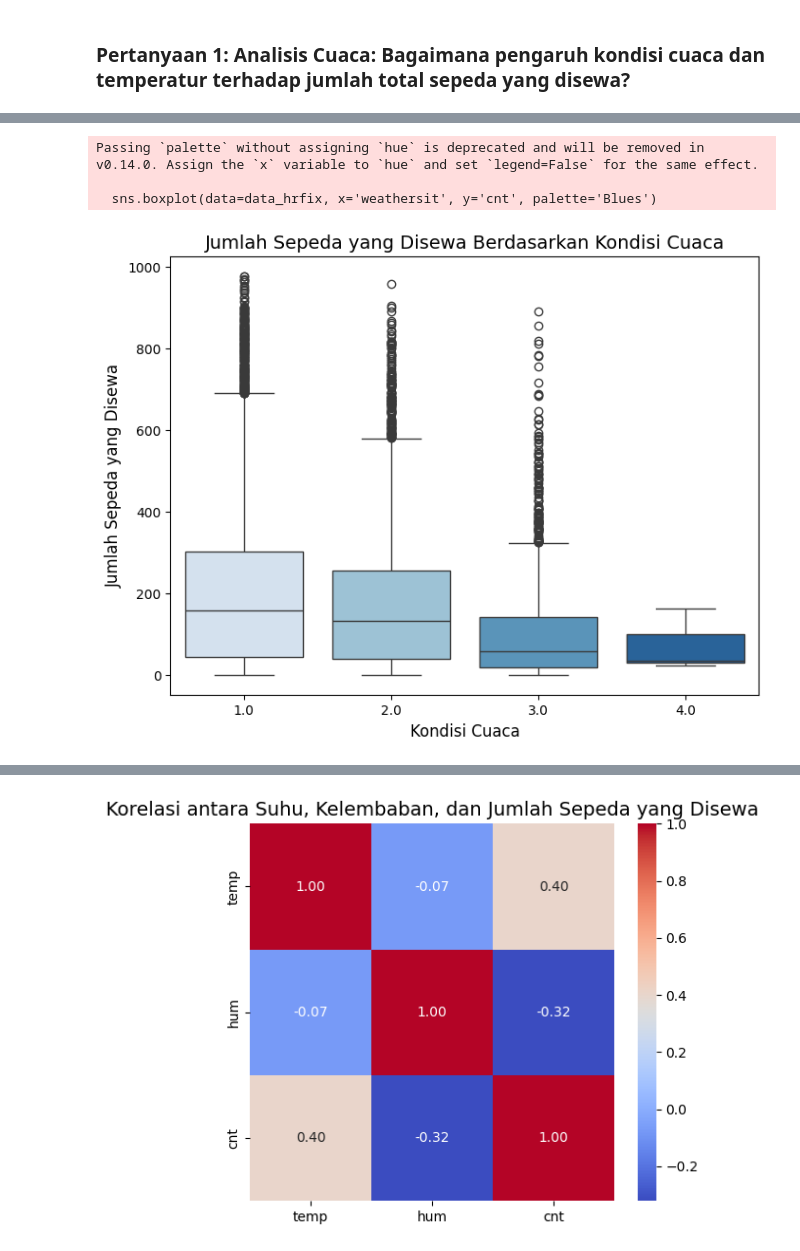
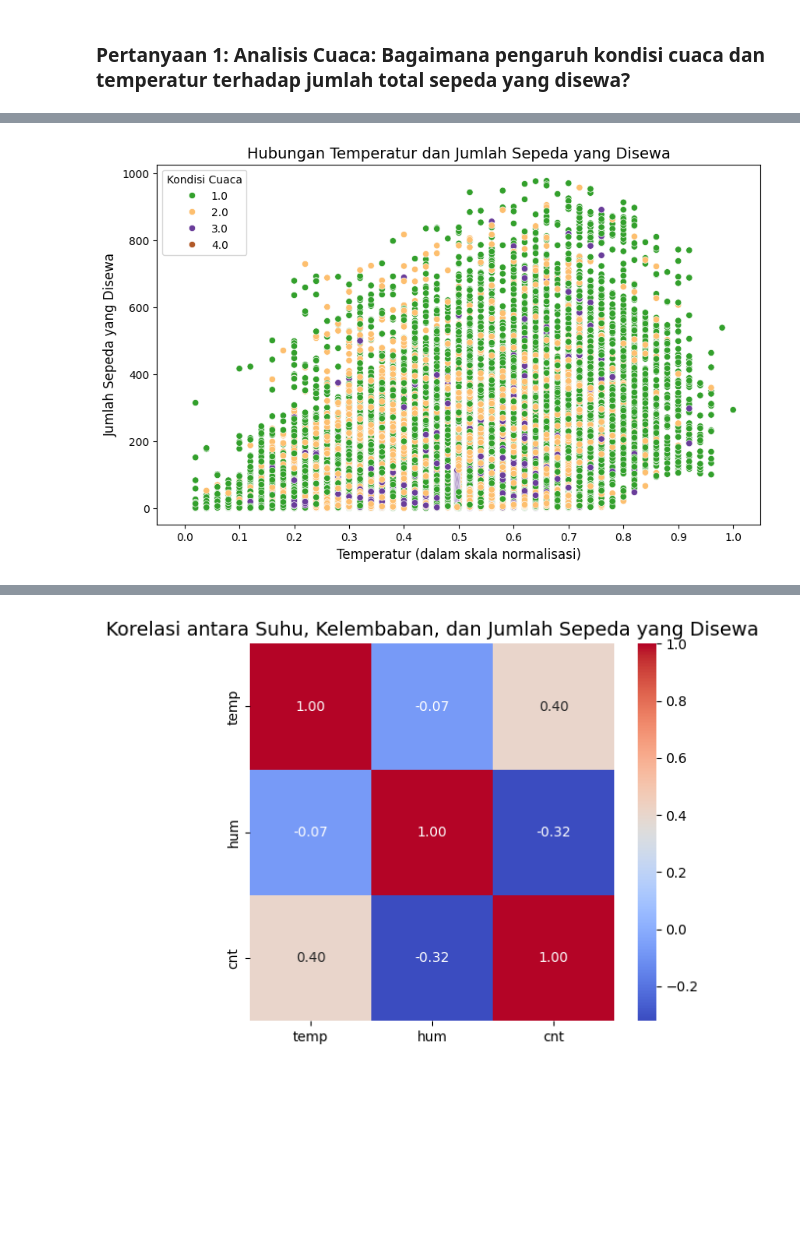
Before and after one commit to prtmaars/Bike-Sharing-DC, a Jupyter notebook: Proyek_Analisis_Data_2_Dicky_Pratama_Kusuma.ipynb, the cells around one changed output, grey strips where cells are left out. Saved outputs shown, nothing was run; the diff lists cells and outputs as text; code cells hidden in the pictures; blank space fills up the shorter version.

Commit message:
upload images, analysis

```diff
--- a/Proyek_Analisis_Data_2_Dicky_Pratama_Kusuma.ipynb
+++ b/Proyek_Analisis_Data_2_Dicky_Pratama_Kusuma.ipynb
@@ -437,3 +437,5 @@ data_hour.describe()
 ## Visualization & Explanatory Analysis
 # %% [markdown]
 ### Pertanyaan 1: Analisis Cuaca: Bagaimana pengaruh kondisi cuaca dan temperatur terhadap jumlah total sepeda yang disewa?
+# %%
+clr = plt.get_cmap("Paired")
@@ -440,13 +479,13 @@ data_hour.describe()
 # %%
-plt.figure(figsize=(8, 6))
-sns.boxplot(data=data_hrfix, x='weathersit', y='cnt', palette='Blues')
-plt.title('Jumlah Sepeda yang Disewa Berdasarkan Kondisi Cuaca', fontsize=14)
-plt.xlabel('Kondisi Cuaca', fontsize=12)
+plt.figure(figsize=(10, 6))
+sns.scatterplot(data=data_hrfix, x='temp', y='cnt', hue='weathersit', palette={1:clr(0.25), 2:clr(0.50), 3:clr(0.75), 4:clr(0.99)})
+plt.title('Hubungan Temperatur dan Jumlah Sepeda yang Disewa', fontsize=14)
+plt.xlabel('Temperatur (dalam skala normalisasi)', fontsize=12)
 plt.ylabel('Jumlah Sepeda yang Disewa', fontsize=12)
+plt.legend(title='Kondisi Cuaca')
+plt.xticks([i/10 for i in range(11)])
+plt.xlim(-0.05, 1.05)
 plt.show()
 # %% [output]
-Passing `palette` without assigning `hue` is deprecated and will be removed in v0.14.0. Assign the `x` variable to `hue` and set `legend=False` for the same effect.
-
-  sns.boxplot(data=data_hrfix, x='weathersit', y='cnt', palette='Blues')
-[figure, old version]
+[figure, new version]
 # %%
```
Also changed, not shown: parts of 16 cells of this notebook, 21 other files.
